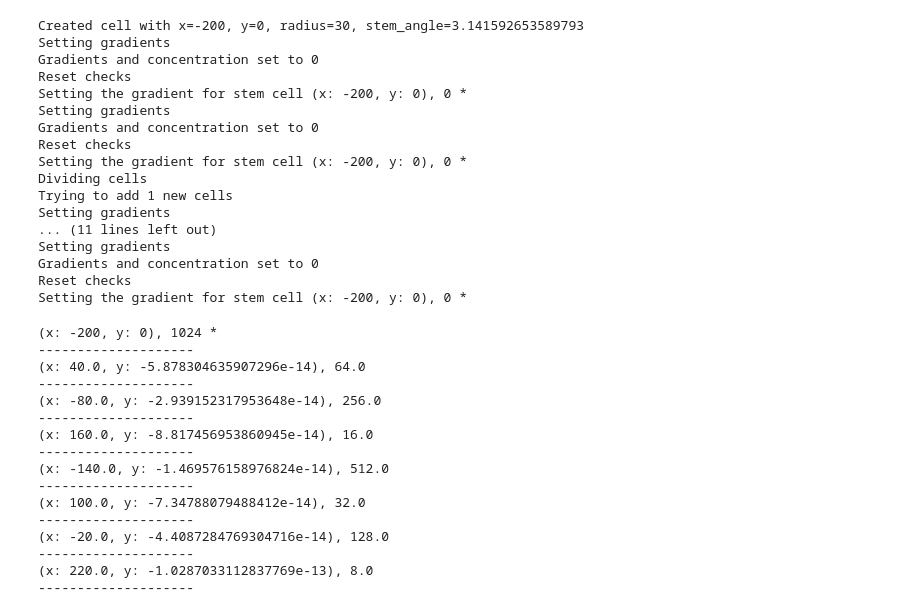
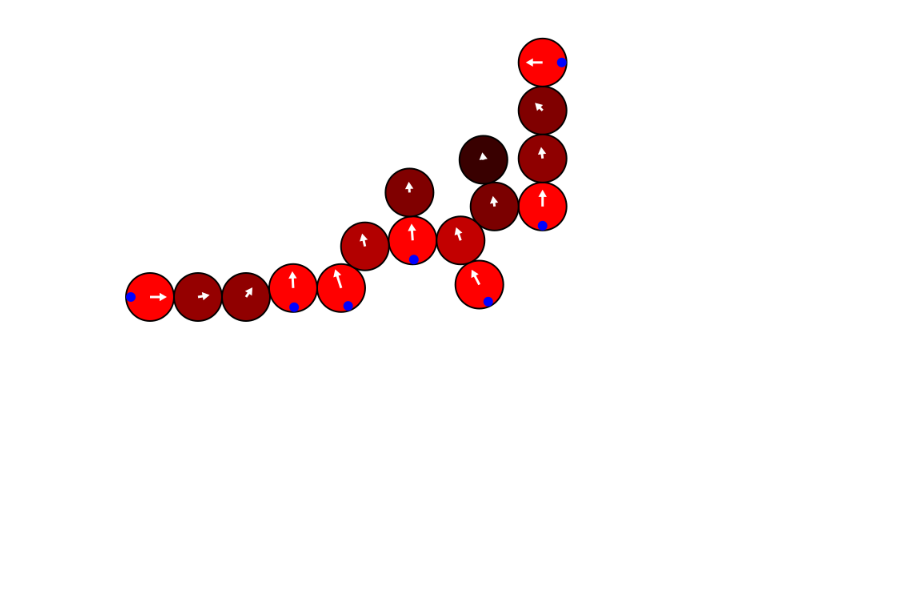
Before and after one commit to VladimirShitov/cells_model, a Jupyter notebook: Cells_model.ipynb, the cells around one changed output. Cells and saved outputs as stored; diff of their text form; code cells hidden in the pictures.

```diff
--- a/Cells_model.ipynb
+++ b/Cells_model.ipynb
@@ -266,41 +367,5 @@ wormy.draw()
-# %%
-print(wormy.print_log())
-# %% [output]
-Created cell with x=-200, y=0, radius=30, stem_angle=3.141592653589793
-Setting gradients
-Gradients and concentration set to 0
-Reset checks
-Setting the gradient for stem cell (x: -200, y: 0), 0 *
-Setting gradients
-Gradients and concentration set to 0
-Reset checks
-Setting the gradient for stem cell (x: -200, y: 0), 0 *
-Dividing cells
-Trying to add 1 new cells
-Setting gradients
-... (11 lines left out)
-Setting gradients
-Gradients and concentration set to 0
-Reset checks
-Setting the gradient for stem cell (x: -200, y: 0), 0 *
-# %%
-for cell in wormy.cells:
-    print(cell)
-    print('-'*20)
-# %% [output]
-(x: -200, y: 0), 1024 *
---------------------
-(x: 40.0, y: -5.878304635907296e-14), 64.0
---------------------
-(x: -80.0, y: -2.939152317953648e-14), 256.0
---------------------
-(x: 160.0, y: -8.817456953860945e-14), 16.0
---------------------
-(x: -140.0, y: -1.469576158976824e-14), 512.0
---------------------
-(x: 100.0, y: -7.34788079488412e-14), 32.0
---------------------
-(x: -20.0, y: -4.4087284769304716e-14), 128.0
---------------------
-(x: 220.0, y: -1.0287033112837769e-13), 8.0
---------------------
+# %%
+wormy.iterate()
+wormy.draw(size=700)
+# %% [output]
+[figure, added]
```
Also changed, not shown: parts of 15 cells of this notebook.
